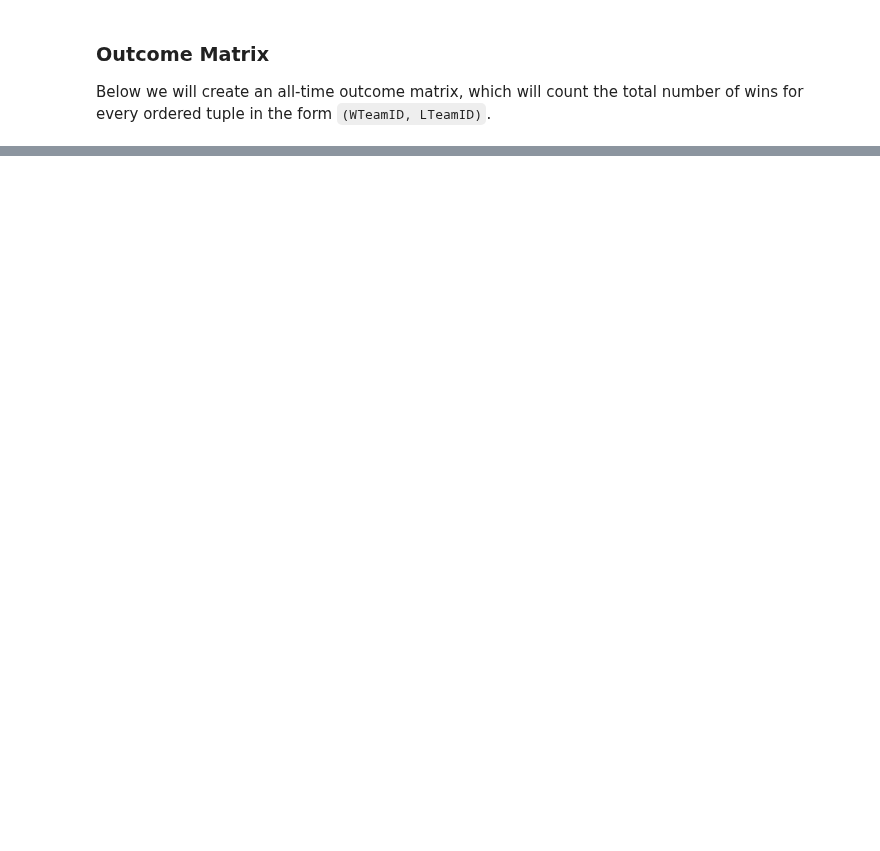
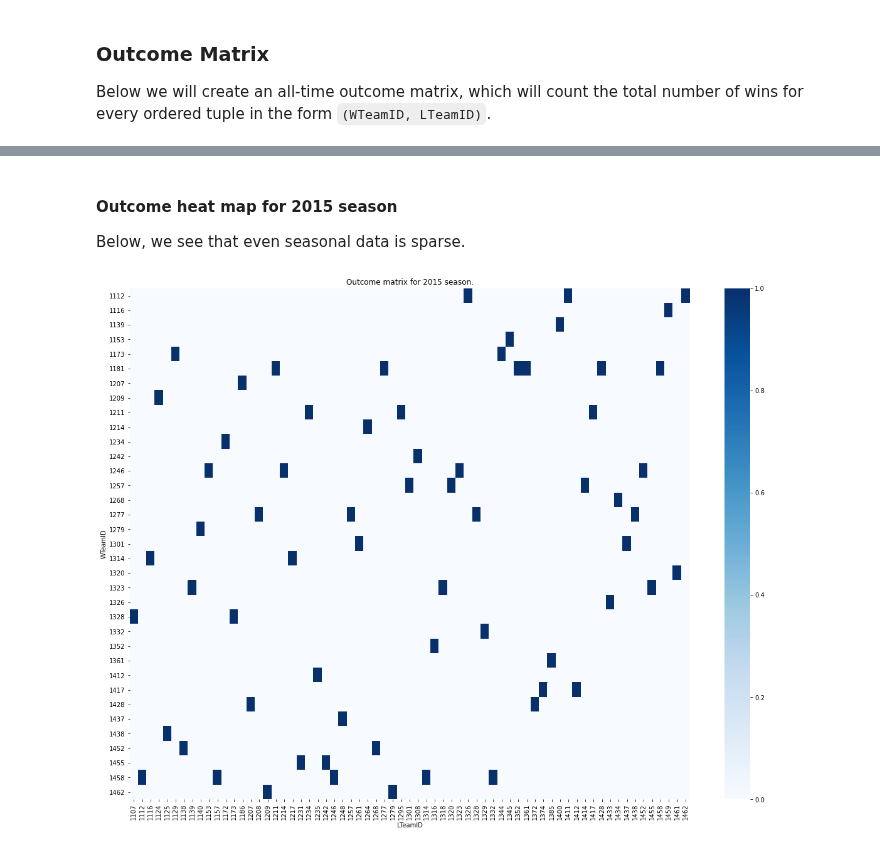
Before and after one commit to sethchart/kaggle-march-machine-learning-mania, a Jupyter notebook: notebooks/exploratory/01-sethchart-data_inventory.ipynb, the cells around one changed output, grey strips where cells are left out. Drawn from its saved outputs; the diff is of its cells as text; code cells hidden in the pictures; blank space fills up the shorter version.

```diff
--- a/notebooks/exploratory/01-sethchart-data_inventory.ipynb
+++ b/notebooks/exploratory/01-sethchart-data_inventory.ipynb
@@ -88,0 +102,7 @@ heatmap(outcome_tulples, cmap='Blues')
+# %% [markdown]
+#### Outcome heat map for 2015 season
+Below, we see that even seasonal data is sparse.
+# %%
+fig = show_outcome_matrix(file_path, season=2015)
+# %% [output]
+[figure, added]
```
Also changed, not shown: parts of 8 cells of this notebook.
